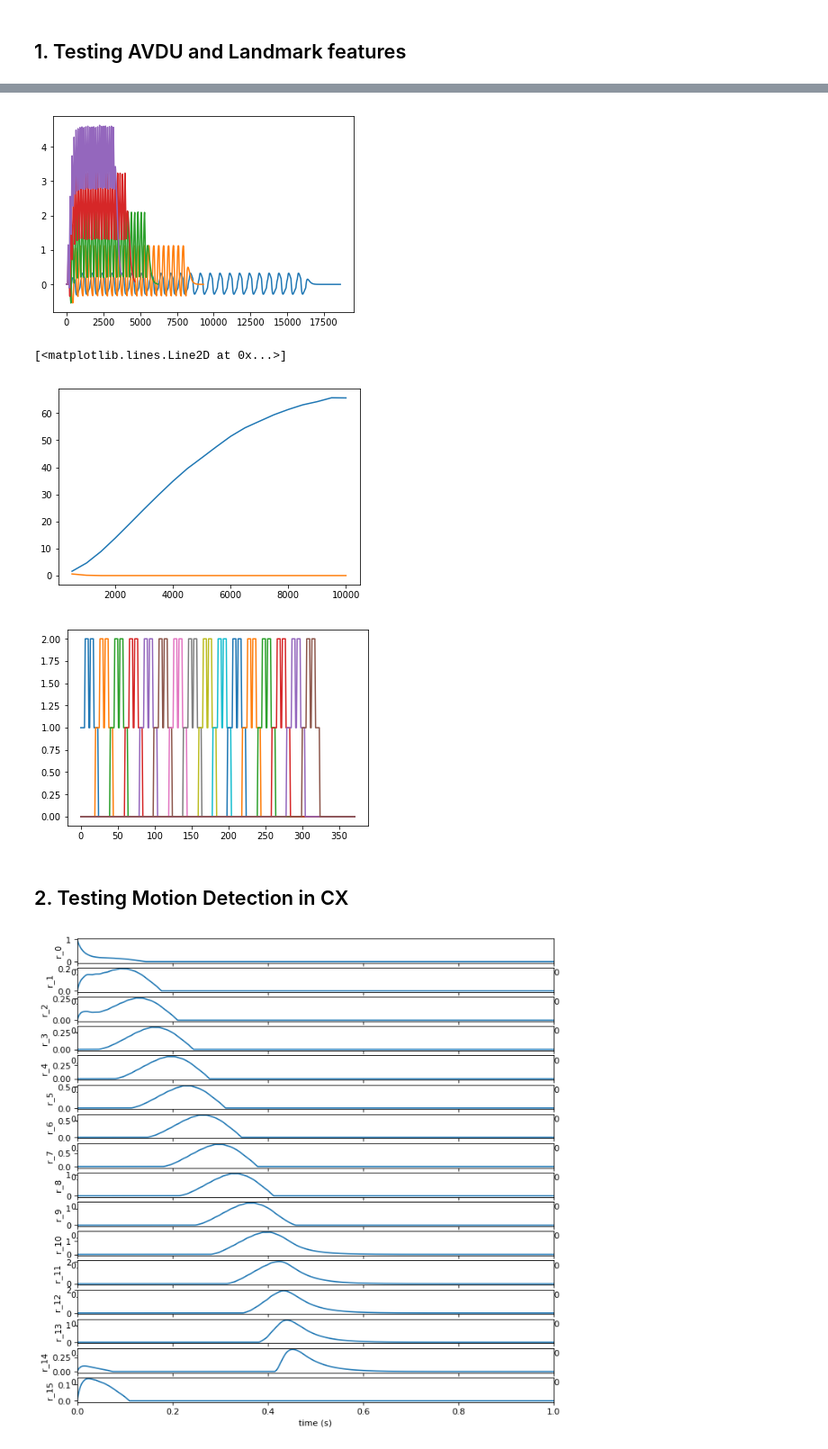
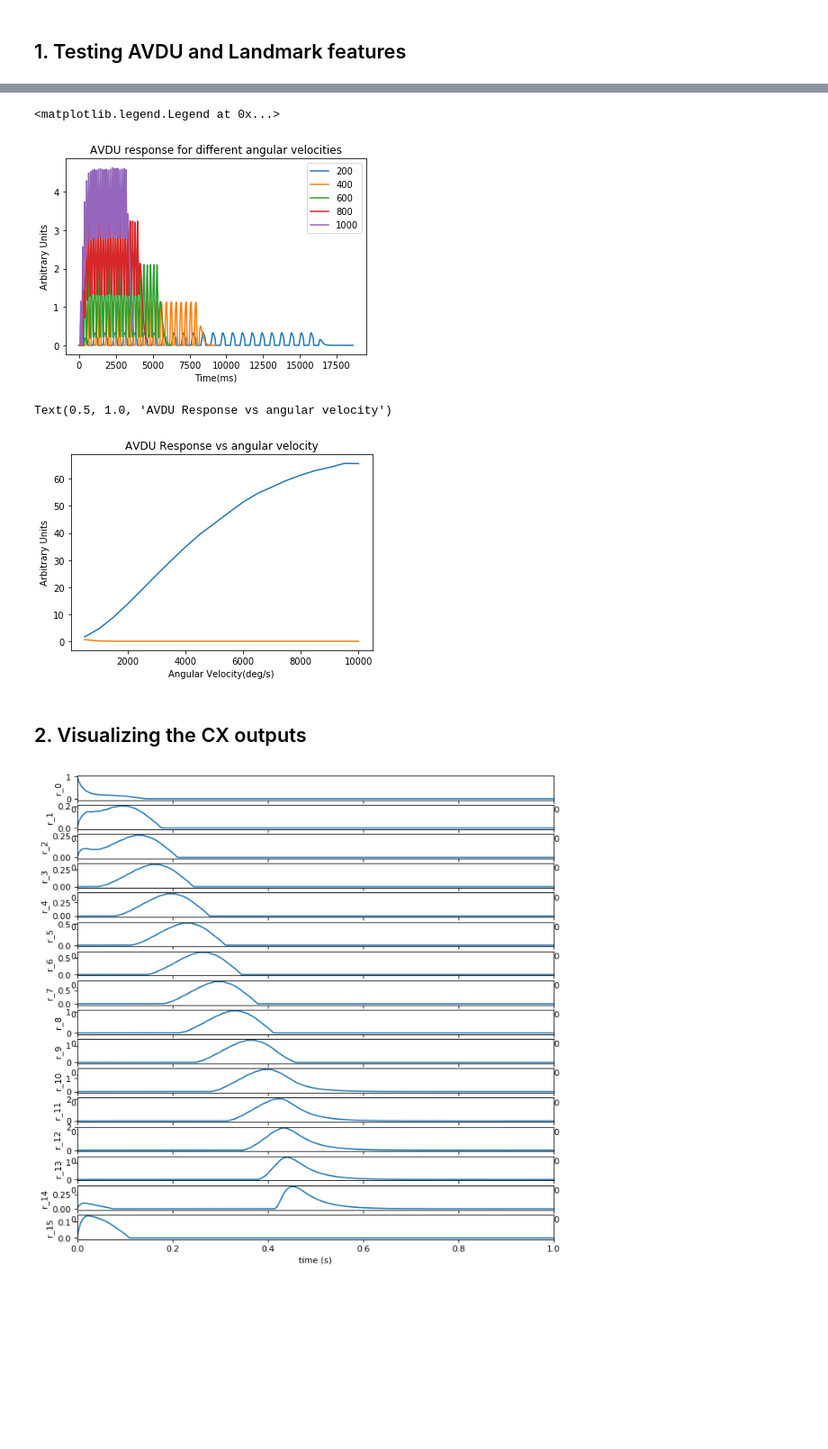
Before and after one commit to adityasinha379/FlyBrainProject, a Jupyter notebook: Project_as5624_pb2735.ipynb, the cells around one changed output, grey strips where cells are left out. Shown at 90% size. Cells and saved outputs as stored; diff of their text form; code cells hidden in the pictures; blank space fills up the shorter version.

```diff
--- a/Project_as5624_pb2735.ipynb
+++ b/Project_as5624_pb2735.ipynb
@@ -21,9 +31,14 @@ plt.plot(avdu_out[1,:])
 # %%
 for i in range(5):
     t,pos_out, avdu_out = process_input((i+1)*200)
     plt.plot(avdu_out[1,:])
+plt.xlabel("Time(ms)")
+plt.ylabel("Arbitrary Units")
+plt.title("AVDU response for different angular velocities")
+plt.legend(["200","400","600","800","1000"])
 # %% [output]
+<matplotlib.legend.Legend at 0x...>
-[figure, old version]
+[figure, new version]
 # %%
 # Plotting response of AVDUs in preferred and non-preferred direction
 xx = np.zeros(20)
@@ -37,15 +52,12 @@ for i in range(20) :
 
 plt.plot(x,xx)
 plt.plot(x,yy)
+plt.xlabel("Angular Velocity(deg/s)")
+plt.ylabel("Arbitrary Units")
+plt.title("AVDU Response vs angular velocity")
 # %% [output]
-[<matplotlib.lines.Line2D at 0x...>]
+Text(0.5, 1.0, 'AVDU Response vs angular velocity')
-[figure, old version]
+[figure, new version]
-# %%
-# Plotting outputs of broad receptive fields for landmark detection
-for i in range(16):
-    plt.plot(pos_out[i,:])
-# %% [output]
-[figure, removed]
 # %%
 def create_input_file(file_name, dt=1e-4, angular_velocity = 500):
     """
@@ -81,7 +93,7 @@ def create_input_file(file_name, dt=1e-4, angular_velocity = 500):
 
 create_input_file("input.h5")
 # %% [markdown]
-## 2. Testing Motion Detection in CX
+## 2. Visualizing the CX outputs
 # %%
 # Motion Detection Test: angular velocity = 800
 # Make pos weight 0, initialise ring_0 with initV=1 in RingAttractorNetwork.py
```
Also changed, not shown: parts of 3 cells of this notebook, 2 other files.
